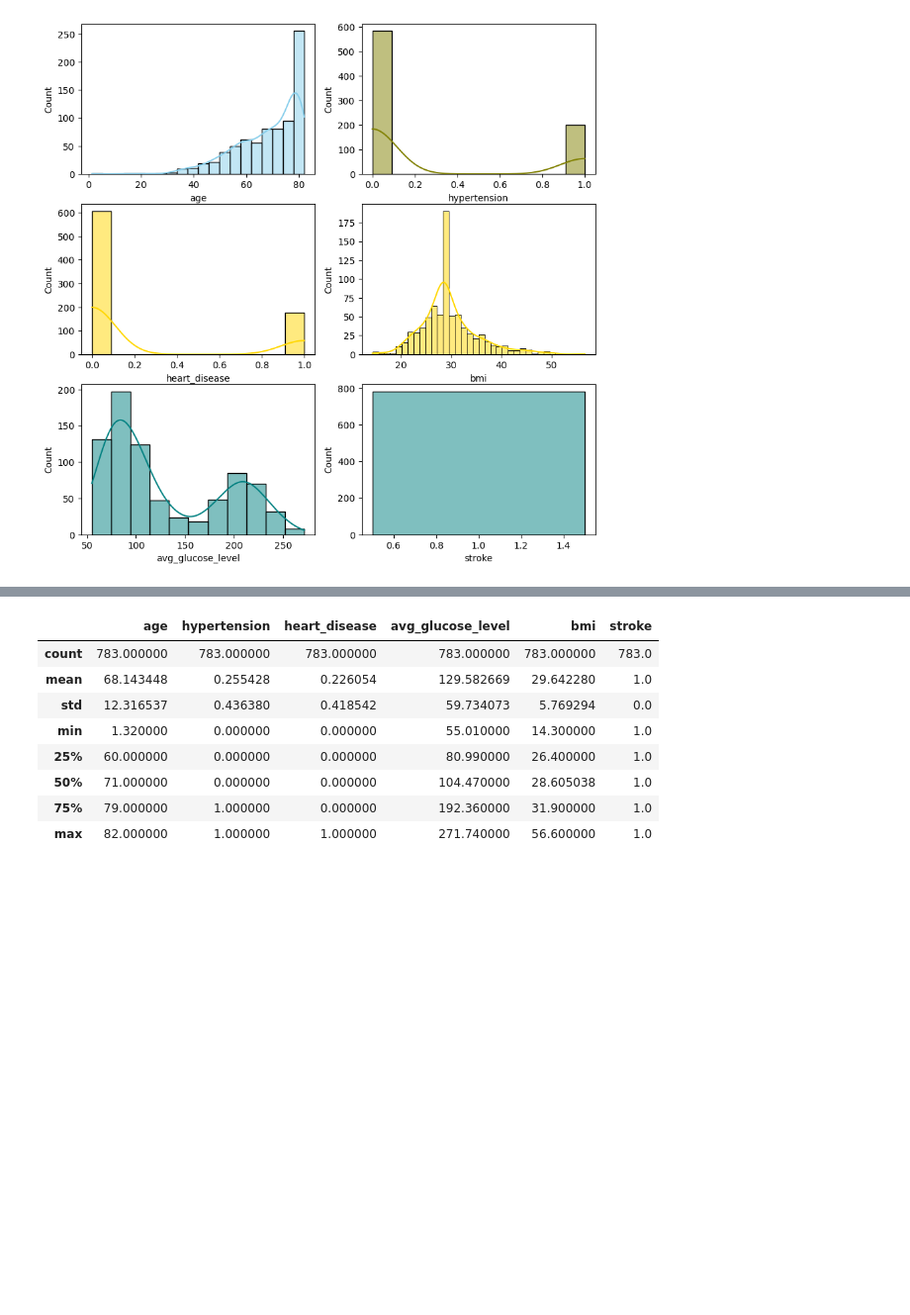
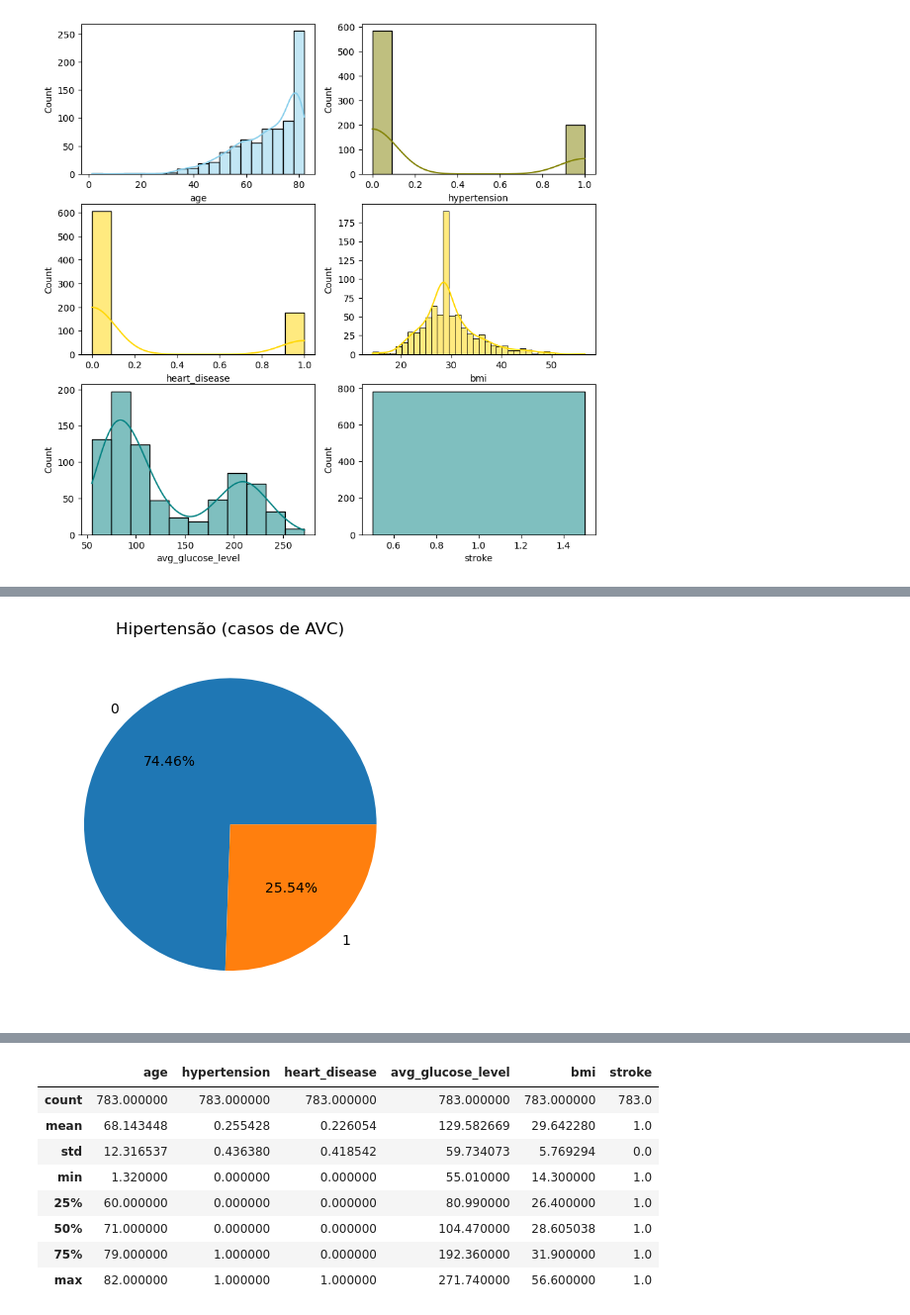
Before and after one commit to Jdss026/stroke-classifier, a Jupyter notebook: notebooks/eda.ipynb, the cells around one changed output, grey strips where cells are left out. Shown at 99% size. Saved outputs shown, nothing was run; the diff lists cells and outputs as text; code cells hidden in the pictures; blank space fills up the shorter version.

```diff
--- a/notebooks/eda.ipynb
+++ b/notebooks/eda.ipynb
@@ -196,0 +251,4 @@ plt.show()
+# %%
+plot_pie(df[test_strokes_only],'hypertension', title='Hipertensão (casos de AVC)')
+# %% [output]
+[figure, added]
```
Also changed, not shown: parts of 30 cells of this notebook.
